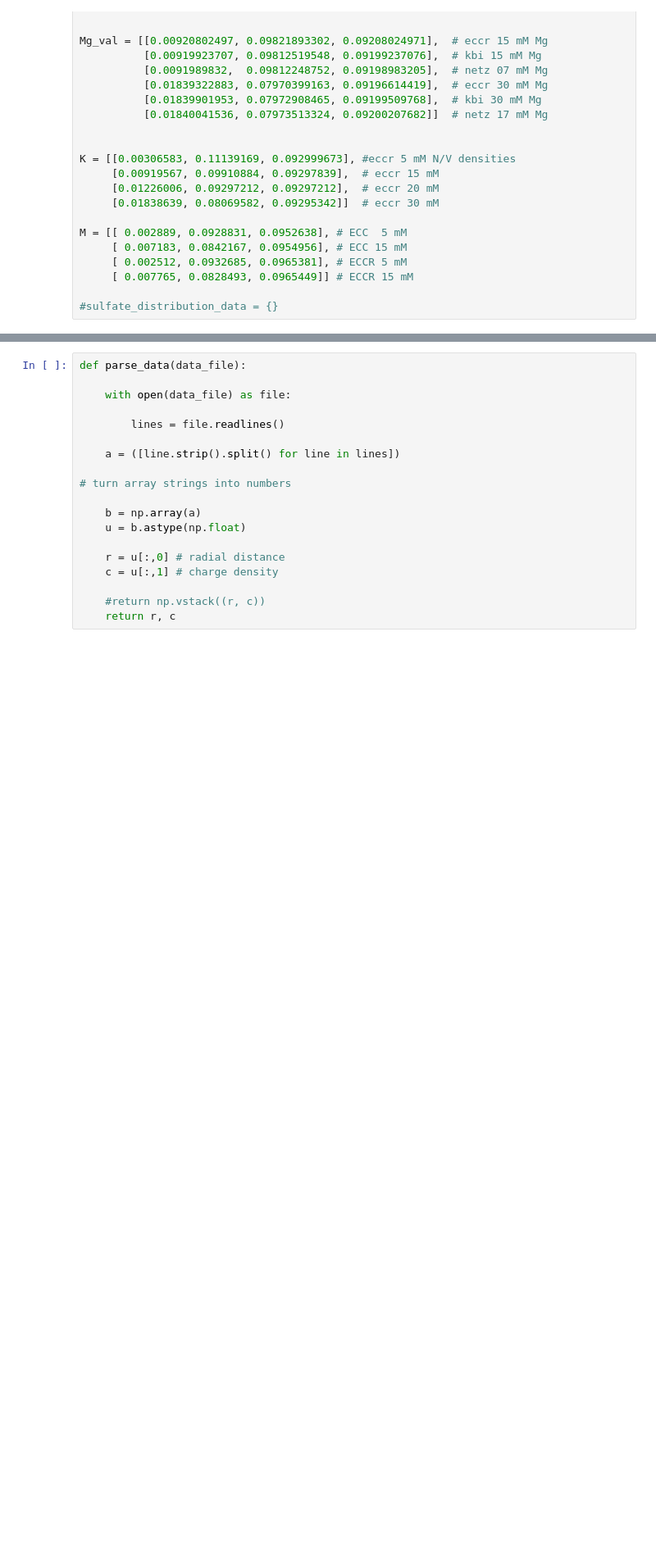
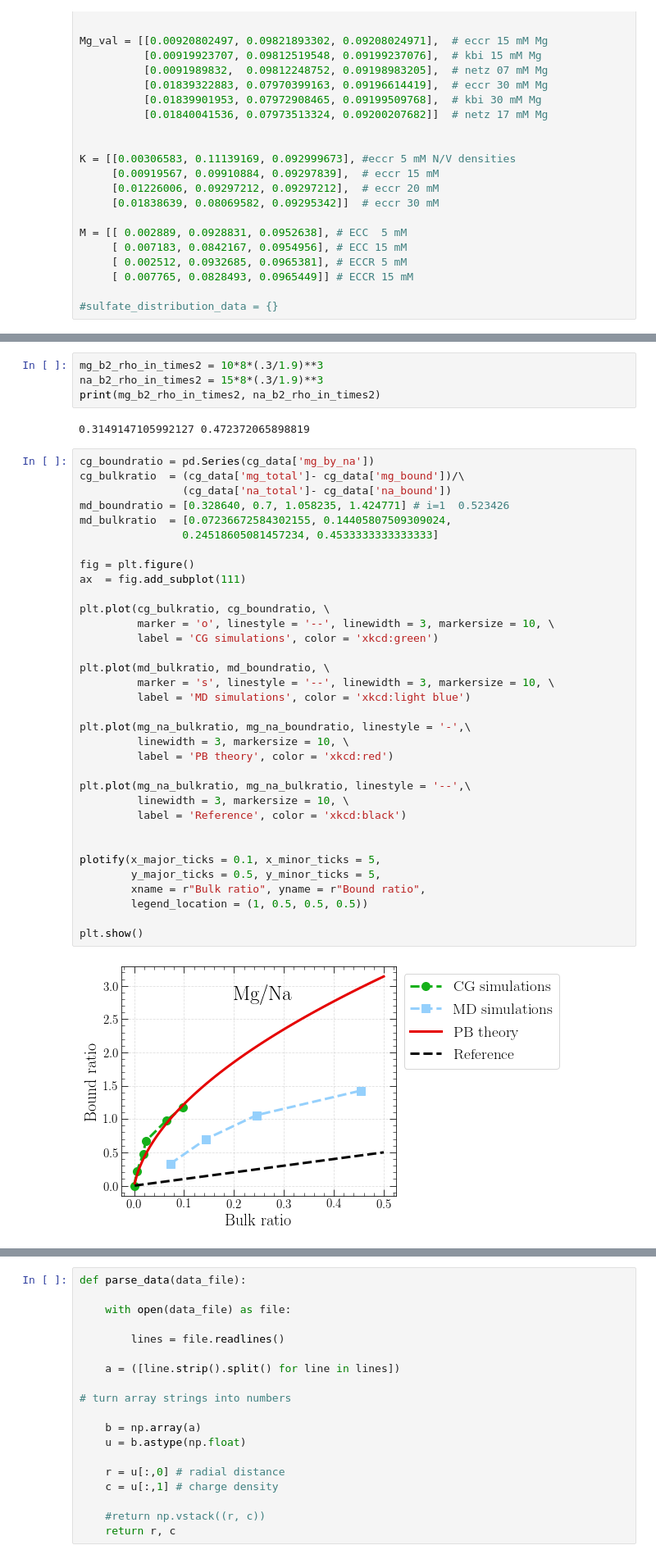
Before and after one commit to rohitnikam1/jupyter_notebooks, a Jupyter notebook: pb-penetrable-sphere.ipynb, the cells around one changed output, grey strips where cells are left out. Shown at 82% size. Cells and saved outputs as stored; diff of their text form; blank space fills up the shorter version.

```diff
--- a/pb-penetrable-sphere.ipynb
+++ b/pb-penetrable-sphere.ipynb
@@ -455,0 +503,42 @@ with open("/home/rohit/magnesium/pb-plots/pb-penetrable-eccr-15mM-cl-den.rd-1.0.
+# %%
+mg_b2_rho_in_times2 = 10*8*(.3/1.9)**3
+na_b2_rho_in_times2 = 15*8*(.3/1.9)**3
+print(mg_b2_rho_in_times2, na_b2_rho_in_times2)
+# %% [output]
+0.3149147105992127 0.472372065898819
+# %%
+cg_boundratio = pd.Series(cg_data['mg_by_na'])
+cg_bulkratio  = (cg_data['mg_total']- cg_data['mg_bound'])/\
+                (cg_data['na_total']- cg_data['na_bound'])
+md_boundratio = [0.328640, 0.7, 1.058235, 1.424771] # i=1  0.523426
+md_bulkratio  = [0.07236672584302155, 0.14405807509309024,
+                0.24518605081457234, 0.4533333333333333]
+
+fig = plt.figure()
+ax  = fig.add_subplot(111)
+
+plt.plot(cg_bulkratio, cg_boundratio, \
+         marker = 'o', linestyle = '--', linewidth = 3, markersize = 10, \
+         label = 'CG simulations', color = 'xkcd:green')
+
+plt.plot(md_bulkratio, md_boundratio, \
+         marker = 's', linestyle = '--', linewidth = 3, markersize = 10, \
+         label = 'MD simulations', color = 'xkcd:light blue')
+
+plt.plot(mg_na_bulkratio, mg_na_boundratio, linestyle = '-',\
+         linewidth = 3, markersize = 10, \
+         label = 'PB theory', color = 'xkcd:red')
+
+plt.plot(mg_na_bulkratio, mg_na_bulkratio, linestyle = '--',\
+         linewidth = 3, markersize = 10, \
+         label = 'Reference', color = 'xkcd:black')
+
+
+plotify(x_major_ticks = 0.1, x_minor_ticks = 5,
+        y_major_ticks = 0.5, y_minor_ticks = 5,
+        xname = r"Bulk ratio", yname = r"Bound ratio",
+        legend_location = (1, 0.5, 0.5, 0.5))
+
+plt.show()
+# %% [output]
+[figure, added]
```
Also changed, not shown: parts of 29 cells of this notebook, 10 other files.
